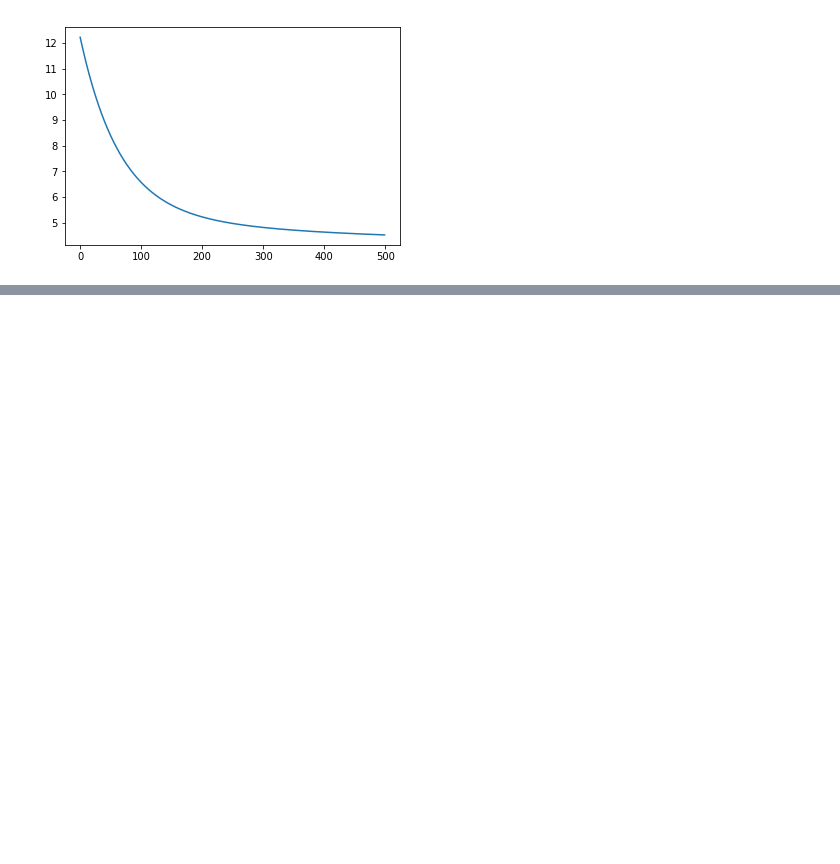
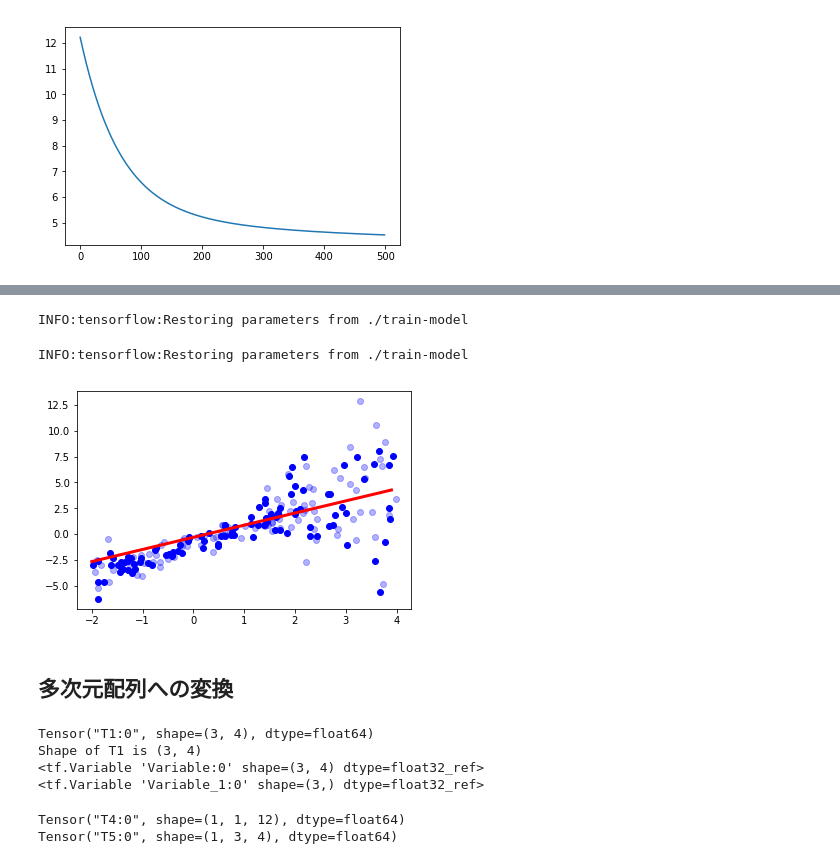
Before and after one commit to Yuya-Furusawa/Self-Study, a Jupyter notebook: machine-learning/Chapter14.ipynb, the cells around one changed output, grey strips where cells are left out. Saved outputs shown, nothing was run; the diff lists cells and outputs as text; code cells hidden in the pictures; blank space fills up the shorter version.

```diff
--- a/machine-learning/Chapter14.ipynb
+++ b/machine-learning/Chapter14.ipynb
@@ -291,0 +321,14 @@ plt.show()
+# %%
+n_epochs = 500
+training_costs = []
+
+with tf.Session(graph=g) as sess:
+    sess.run(tf.global_variables_initializer())
+    for e in range(n_epochs):
+        c, _ = sess.run([cost, train_op], feed_dict={tf_x: x_train, tf_y: y_train})
+        training_costs.append(c)
+        if not e % 50:
+            print('Epochs %4d: %.4f' % (e, c))
+
+    #モデルの保存
+    saver.save(sess, './train-model')
@@ -291,0 +346,62 @@ plt.show()
+# %%
+#計算グラフの再構築
+with tf.Session() as sess:
+    new_saver = tf.train.import_meta_graph('./train-model.meta')
+# %%
+#モデルを復元した上で計算
+g2 = tf.Graph()
+with tf.Session(graph=g2) as sess:
+    new_saver = tf.train.import_meta_graph('./train-model.meta')
+    new_saver.restore(sess, './train-model')
+    y_pred = sess.run('y_hat:0', feed_dict={'tf_x:0': x_test})
+# %% [output]
+INFO:tensorflow:Restoring parameters from ./train-model
+# %%
+x_arr = np.arange(-2, 4, 0.1)
+g2 = tf.Graph()
+with tf.Session(graph=g2) as sess:
+    new_saver = tf.train.import_meta_graph('./train-model.meta')
+    new_saver.restore(sess, './train-model')
+    y_arr = sess.run('y_hat:0', feed_dict={'tf_x:0': x_arr})
+# %% [output]
+INFO:tensorflow:Restoring parameters from ./train-model
+# %%
+plt.figure()
+plt.plot(x_train, y_train, 'bo')
+plt.plot(x_test, y_test, 'bo', alpha=0.3)
+plt.plot(x_arr, y_arr.T[:, 0], '-r', lw=3)
+plt.show()
+# %% [output]
+[figure, added]
+# %% [markdown]
+## 多次元配列への変換
+# %%
+g = tf.Graph()
+with g.as_default():
+    arr = np.array([[1., 2., 3., 3.5],
+                               [4., 5., 6., 6.5],
+                               [7., 8., 9., 9.5]])
+    T1 = tf.constant(arr, name='T1')
+    print(T1)
+    s = T1.get_shape()
+    print('Shape of T1 is', s)
+    T2 = tf.Variable(tf.random_normal(shape=s))
+    print(T2)
+    T3 = tf.Variable(tf.random_normal(shape=(s.as_list()[0],)))
+    print(T3)
+# %% [output]
+Tensor("T1:0", shape=(3, 4), dtype=float64)
+Shape of T1 is (3, 4)
+<tf.Variable 'Variable:0' shape=(3, 4) dtype=float32_ref>
+<tf.Variable 'Variable_1:0' shape=(3,) dtype=float32_ref>
+# %%
+#テンソルの形状を変更
+#１つの次元を-1に指定すると新しい次元は元の配列と残りの指定した次元を元に指定される
+with g.as_default():
+    T4 = tf.reshape(T1, shape=[1, 1, -1], name='T4')
+    print(T4)
+    T5 = tf.reshape(T1, shape=[1, 3, -1], name='T5')
+    print(T5)
+# %% [output]
+Tensor("T4:0", shape=(1, 1, 12), dtype=float64)
+Tensor("T5:0", shape=(1, 3, 4), dtype=float64)
```
Also changed, not shown: parts of 10 cells of this notebook.
